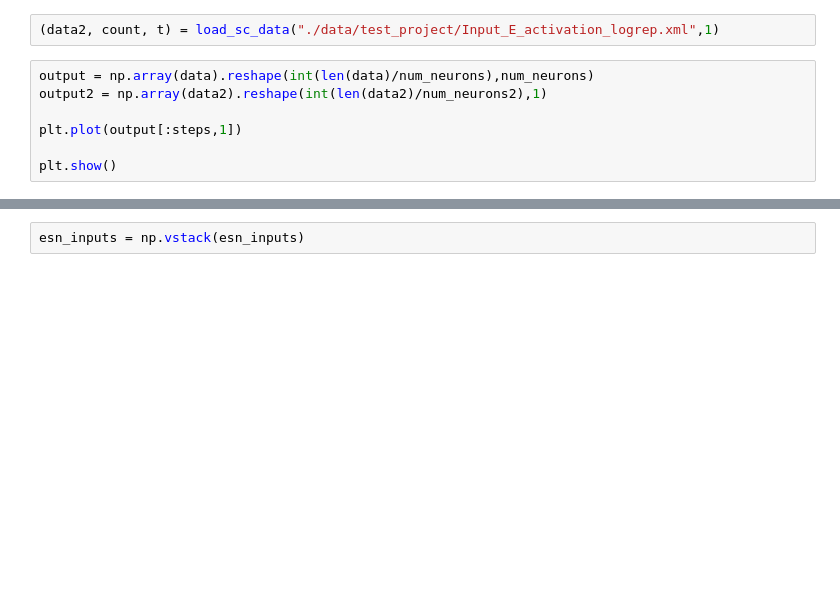
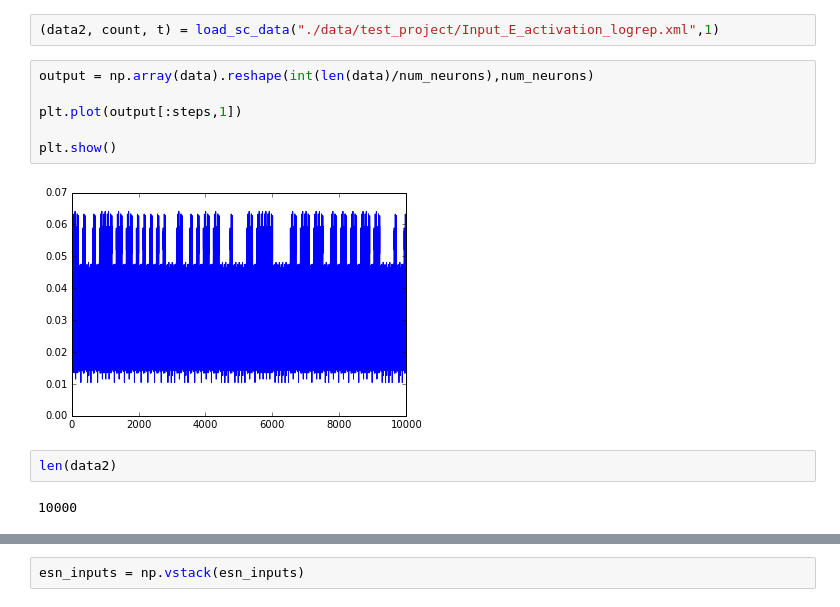
Before and after one commit to AdamRTomkins/libSpineML, a Jupyter notebook: libSpineML/examples/create_esn/UDLR_esn.ipynb, the cells around one changed output, grey strips where cells are left out. Saved outputs shown, nothing was run; the diff lists cells and outputs as text; blank space fills up the shorter version.

```diff
--- a/libSpineML/examples/create_esn/UDLR_esn.ipynb
+++ b/libSpineML/examples/create_esn/UDLR_esn.ipynb
@@ -297,8 +297,13 @@ KeyboardInterrupt:
 (data2, count, t) = load_sc_data("./data/test_project/Input_E_activation_logrep.xml",1)
 # %%
 output = np.array(data).reshape(int(len(data)/num_neurons),num_neurons)
-output2 = np.array(data2).reshape(int(len(data2)/num_neurons2),1)
 
 plt.plot(output[:steps,1])
 
 plt.show()
+# %% [output]
+[figure, added]
+# %%
+len(data2)
+# %% [output]
+10000
```
Also changed, not shown: parts of 23 cells of this notebook, 14 other files.
